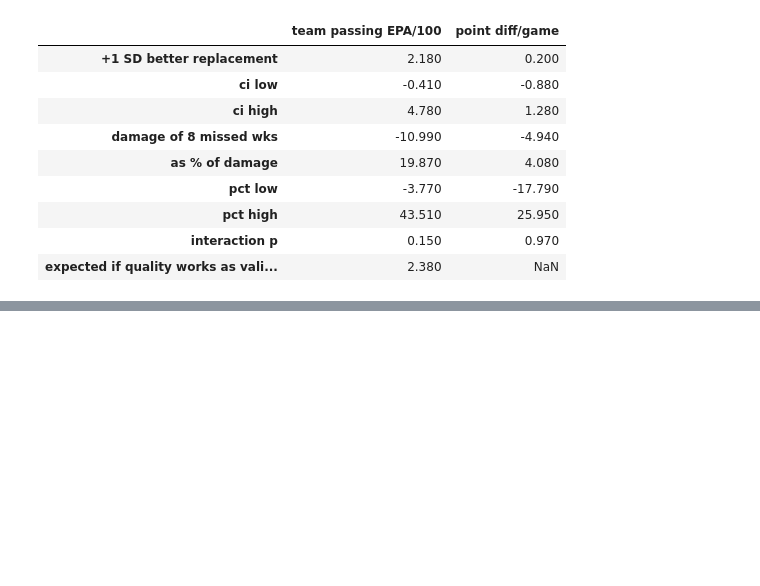
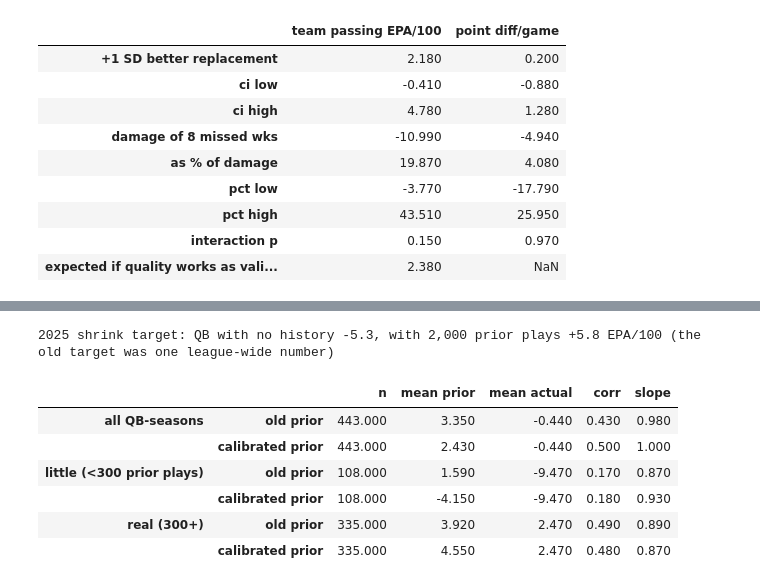
Before and after one commit to noahfighter883/nfl-position-value, a Jupyter notebook: analysis.ipynb, the cells around one changed output, grey strips where cells are left out. Saved outputs shown, nothing was run; the diff lists cells and outputs as text; code cells hidden in the pictures; blank space fills up the shorter version.

```diff
--- a/analysis.ipynb
+++ b/analysis.ipynb
@@ -955,0 +986,41 @@ expected effect = validated slope 0.89 x 4.7 x 0.57 = +2.38 passing EPA/100  (22
+# %%
+# Section 12 showed replacements play ~8 EPA/100 below their prior, because unknown QBs were shrunk toward the league average and that average is
+# dominated by starters. Fix: shrink toward an expectation that depends on how much the QB has already played (survivors who keep getting snaps
+# are better), estimated ONLY from earlier seasons so nothing leaks from the season being predicted.
+qc = qs.sort_values(["gsis_id", "season"]).reset_index(drop=True).copy()
+qc["epa100"] = qc.epa_sum / qc.pass_plays * 100
+qc["n_prior"] = qc.groupby("gsis_id").pass_plays.cumsum() - qc.pass_plays          # career pass plays BEFORE this season
+_mu = {}
+def mu_params(season):
+    if season not in _mu:
+        h = qc[(qc.season < season) & (qc.season >= 2014) & (qc.pass_plays >= 100)]
+        A = np.c_[np.ones(len(h)), np.log1p(h.n_prior / 100).to_numpy()]; w = np.sqrt(h.pass_plays.to_numpy())
+        _mu[season] = np.linalg.lstsq(A * w[:, None], h.epa100.to_numpy() * w, rcond=None)[0]
+    return _mu[season]
+def calibrated_prior(gsis, season):
+    h = qc[(qc.gsis_id == gsis) & (qc.season < season)]; n, e = h.pass_plays.sum(), h.epa_sum.sum()
+    a, b = mu_params(season); target = (a + b * np.log1p(n / 100)) / 100
+    return (e + K * target) / (n + K) * 100
+a, b = mu_params(2025)
+print(f"2025 shrink target: QB with no history {a:+.1f}, with 2,000 prior plays {a + b * np.log1p(20):+.1f} EPA/100 (the old target was one league-wide number)")
+
+rows = []
+for season in range(2016, 2026):
+    for r in qc[(qc.season == season) & (qc.pass_plays >= 100)].itertuples():
+        rows.append({"history": "little (<300 prior plays)" if r.n_prior < 300 else "real (300+)", "actual": r.epa100,
+                     "old prior": prior_epa(r.gsis_id, season)[0], "calibrated prior": calibrated_prior(r.gsis_id, season)})
+cal = pd.DataFrame(rows)
+summ = {}
+for grp, sub in [("all QB-seasons", cal)] + [(g, d) for g, d in cal.groupby("history")]:
+    for p in ["old prior", "calibrated prior"]:
+        summ[(grp, p)] = {"n": len(sub), "mean prior": sub[p].mean(), "mean actual": sub.actual.mean(), "corr": sub[p].corr(sub.actual), "slope": np.polyfit(sub[p], sub.actual, 1)[0]}
+pd.DataFrame(summ).T.round(2)
+# %% [output]
+2025 shrink target: QB with no history -5.3, with 2,000 prior plays +5.8 EPA/100 (the old target was one league-wide number)
+|  |  | n | mean prior | mean actual | corr | slope |
+| all QB-seasons | old prior | 443.000 | 3.350 | -0.440 | 0.430 | 0.980 |
+|  | calibrated prior | 443.000 | 2.430 | -0.440 | 0.500 | 1.000 |
+| little (<300 prior plays) | old prior | 108.000 | 1.590 | -9.470 | 0.170 | 0.870 |
+|  | calibrated prior | 108.000 | -4.150 | -9.470 | 0.180 | 0.930 |
+| real (300+) | old prior | 335.000 | 3.920 | 2.470 | 0.490 | 0.890 |
+|  | calibrated prior | 335.000 | 4.550 | 2.470 | 0.480 | 0.870 |
```
Also changed, not shown: parts of 5 cells of this notebook, 3 other files.
